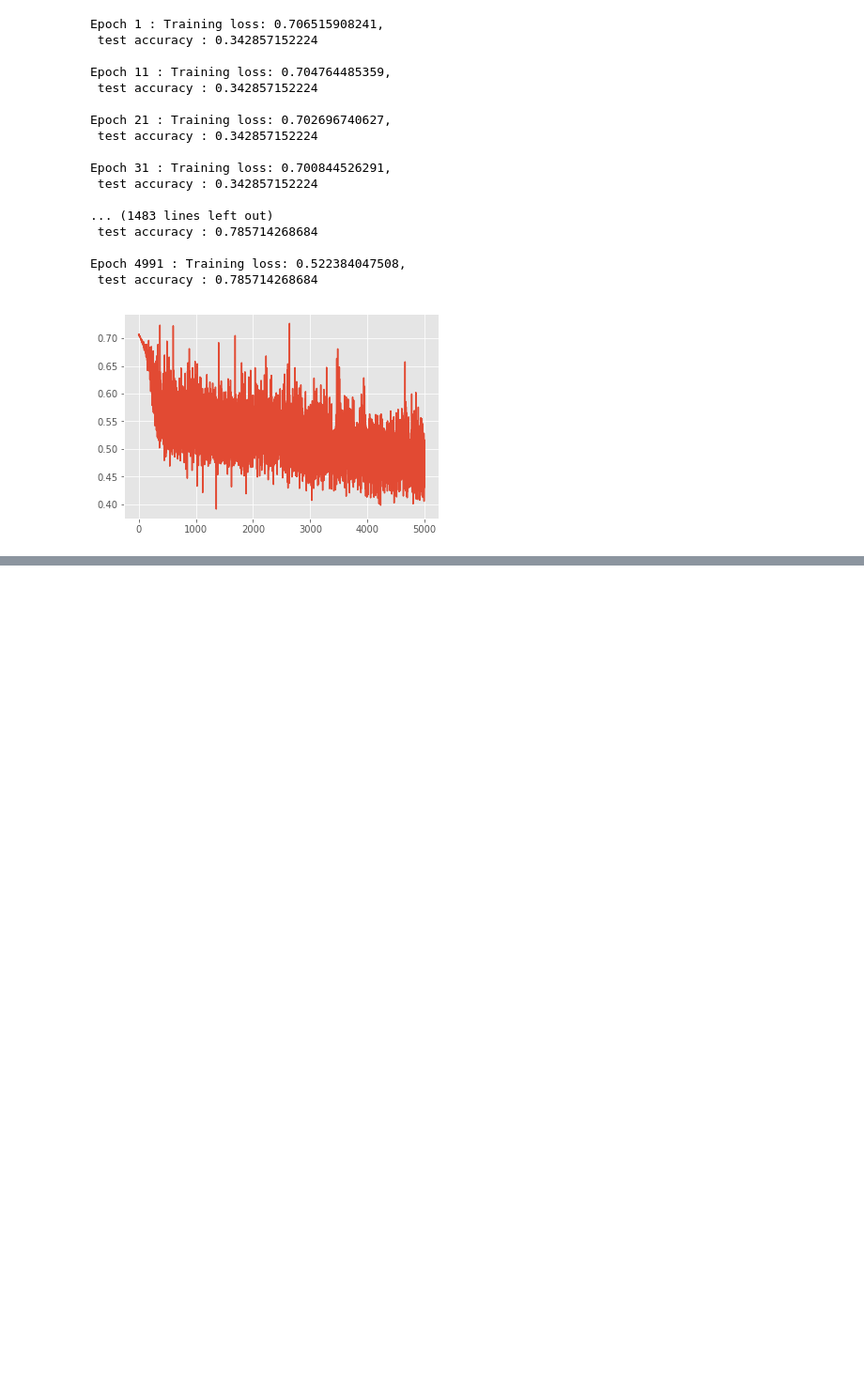
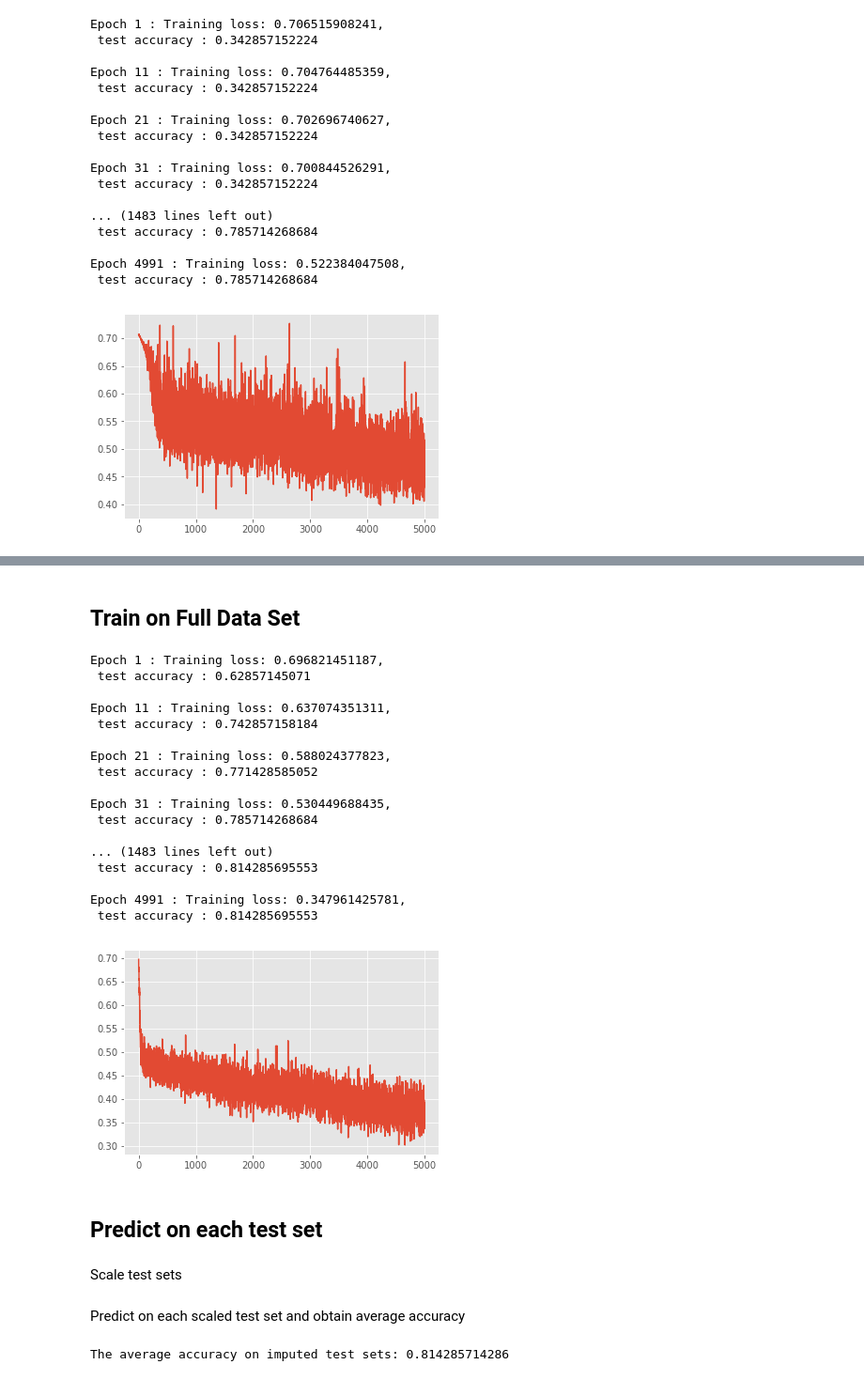
Before and after one commit to StanleyGan/NN_pima, a Jupyter notebook: main.ipynb, the cells around one changed output, grey strips where cells are left out. Shown: that part at 94% size. Cells and saved outputs as stored; diff of their text form; code cells hidden in the pictures; blank space fills up the shorter version.

```diff
--- a/main.ipynb
+++ b/main.ipynb
@@ -96,0 +152,34 @@ results = mlp.predict(X=scale_X.transform(test_split_list[0][0]))
+# %% [markdown]
+## Train on Full Data Set
+# %%
+inputDim = X_train_scaled.shape[1]
+outputDim = y_train.shape[1]
+mlp = MLP()
+mlp.buildModel(neurons=[30,20], activations=['elu', 'elu'],
+               dropout=[0.7,0.7], inputDim=inputDim, outputDim=outputDim)
+
+%matplotlib inline
+results = mlp.train(X=X_train_scaled, y=y_train, X_test=X_test_scaled, y_test=y_test, num_epochs=5000, lr=0.0003, seed=seed)
+# %% [output]
+Epoch 1 : Training loss: 0.696821451187,
+ test accuracy : 0.62857145071
+
+Epoch 11 : Training loss: 0.637074351311,
+ test accuracy : 0.742857158184
+
+Epoch 21 : Training loss: 0.588024377823,
+ test accuracy : 0.771428585052
+
+Epoch 31 : Training loss: 0.530449688435,
+ test accuracy : 0.785714268684
+
+... (1483 lines left out)
+ test accuracy : 0.814285695553
+
+Epoch 4991 : Training loss: 0.347961425781,
+ test accuracy : 0.814285695553
+[figure, added]
+# %% [markdown]
+## Predict on each test set
+# %% [markdown]
+Scale test sets
@@ -96,0 +188,13 @@ results = mlp.predict(X=scale_X.transform(test_split_list[0][0]))
+# %% [markdown]
+Predict on each scaled test set and obtain average accuracy
+# %%
+accuracy_list = list()
+
+for ts in test_split_scaled_list:
+    res = mlp.predict(X=ts[0])
+    accuracy = (res["y_pred_cls"][:,0] == ts[1][:,0]).sum() / float(len(res["y_pred_cls"]))
+    accuracy_list.append(accuracy)
+
+print("The average accuracy on imputed test sets: {}".format(np.mean(accuracy_list)))
+# %% [output]
+The average accuracy on imputed test sets: 0.814285714286
```
Also changed, not shown: parts of 7 cells of this notebook, 3 other files.
